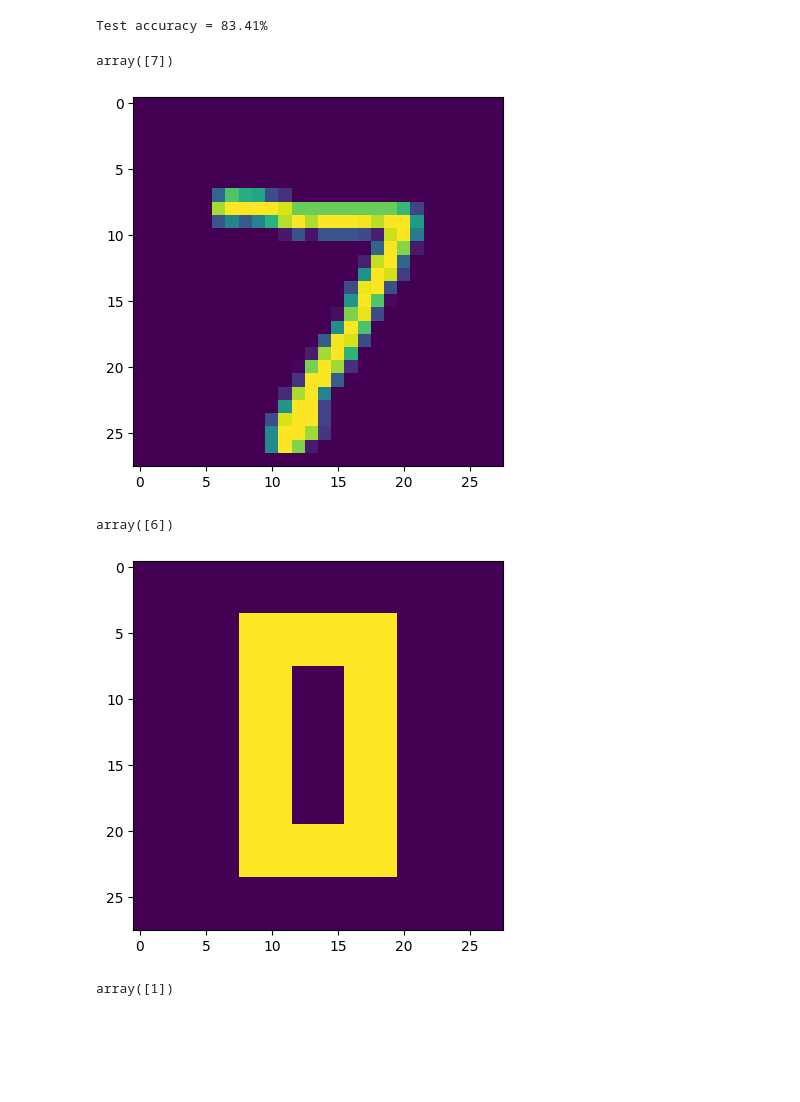
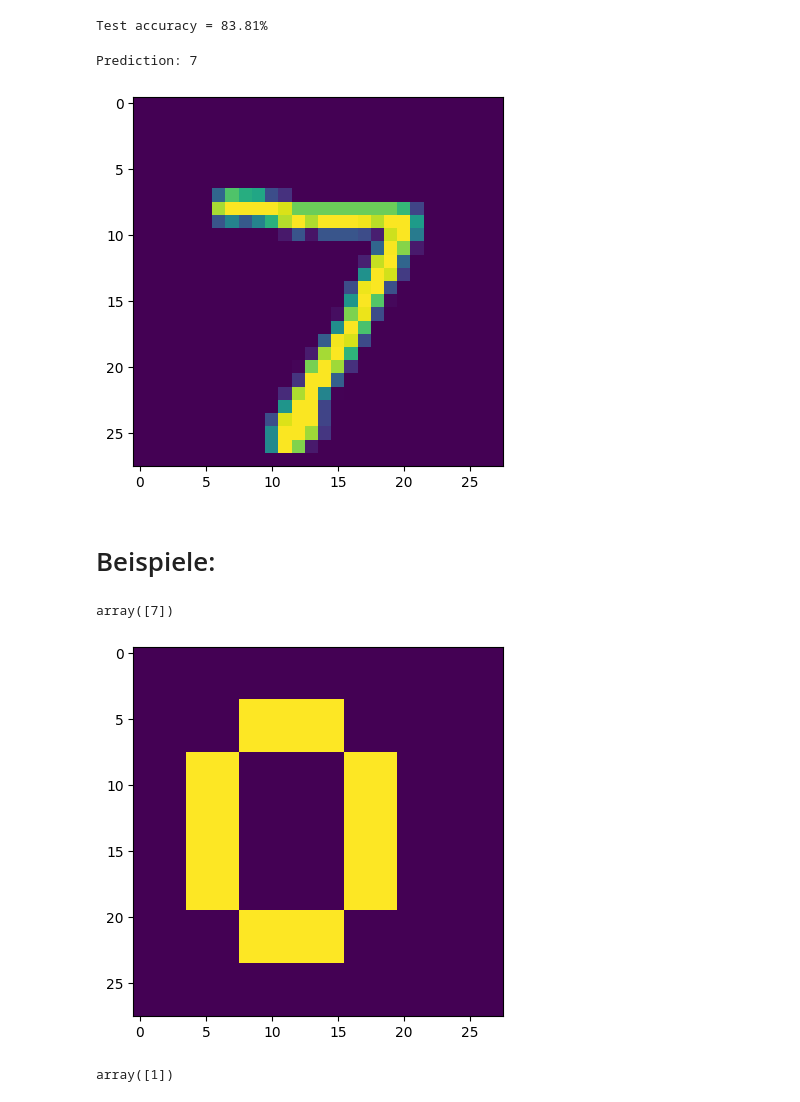
Before and after one commit to PhilippFischer0/MNIST, a Jupyter notebook: notebook.ipynb, the cells around one changed output. Drawn from its saved outputs; the diff is of its cells as text; code cells hidden in the pictures; blank space fills up the shorter version.

```diff
--- a/notebook.ipynb
+++ b/notebook.ipynb
@@ -11,7 +11,7 @@ f = gzip.open("test_img.gz", "r")
 image_size_1d = 28
 
 f.read(16)
-buf = f.read(image_size_1d * image_size_1d * 10)
+buf = f.read(image_size_1d * image_size_1d * 50)
 data = np.frombuffer(buf, dtype=np.uint8).astype(np.float32)
 data = data.reshape(10, image_size_1d, image_size_1d, 1)
 # %%
@@ -45,15 +43,15 @@ train_lab_data = fetch("https://storage.googleapis.com/cvdf-datasets/mnist/train
 test_img_data = fetch("https://storage.googleapis.com/cvdf-datasets/mnist/t10k-images-idx3-ubyte.gz")[0x10:].reshape(-1, 28*28)
 test_lab_data = fetch("https://storage.googleapis.com/cvdf-datasets/mnist/t10k-labels-idx1-ubyte.gz")[8:]
 # %%
-#Validation split
-rand=np.arange(60000)
-np.random.shuffle(rand)
-train_no=rand[:50000]
+# #Validation split
+# rand=np.arange(60000)
+# np.random.shuffle(rand)
+# train_no=rand[:50000]
 
-val_no=np.setdiff1d(rand,train_no)
+# val_no=np.setdiff1d(rand,train_no)
 
-X_train,X_val=train_img_data[train_no,:,:],train_img_data[val_no,:,:]
-Y_train,Y_val=train_lab_data[train_no],train_lab_data[val_no]
+train_images,test_images=train_img_data[:,:],test_img_data[:,:]
+train_labels,test_labels=train_lab_data[:],test_lab_data[:]
 # %%
 def init(x,y):
     layer=np.random.uniform(-1.,1.,size=(x,y))/np.sqrt(x*y)
@@ -103,15 +101,16 @@ def forward_backward_pass(x,y):
     return out,update_l1,update_l2
 # %%
 epochs=10000
-lr=3e-3
-batch=512
+lr=1e-3
+batch=128
+
 
 losses,accuracies,val_accuracies=[],[],[]
 
 for i in range(epochs):
-    sample=np.random.randint(0,X_train.shape[0],size=(batch))
-    x=X_train[sample].reshape((-1,28*28))
-    y=Y_train[sample]
+    sample=np.random.randint(0,train_images.shape[0],size=(batch))
+    x=train_images[sample].reshape((-1,28*28))
+    y=train_labels[sample]
 
 
     out,update_l1,update_l2=forward_backward_pass(x,y)
@@ -127,10 +126,11 @@ for i in range(epochs):
     l2=l2-lr*update_l2
 
     if(i%20==0):
-        X_val=X_val.reshape((-1,28*28))
-        val_out=np.argmax(softmax(sigmoid(X_val.dot(l1)).dot(l2)),axis=1)
-        val_acc=(val_out==Y_val).mean()
+        test_images=test_images.reshape((-1,28*28))
+        val_out=np.argmax(softmax(sigmoid(test_images.dot(l1)).dot(l2)),axis=1)
+        val_acc=(val_out==test_labels).mean()
         val_accuracies.append(val_acc.item())
+
     if(i%500==0): print(f'For {i}th epoch: train accuracy: {accuracy:.3f} | validation accuracy:{val_acc:.3f} | loss: {loss:.3f}')
 print(f'For last epoch: train accuracy: {accuracy:.3f} | validation accuracy:{val_acc:.3f} | loss: {loss:.3f}')
 # %% [output]
@@ -172,31 +172,34 @@ test_out=np.argmax(softmax(sigmoid(test_img_data.dot(l1)).dot(l2)),axis=1)
 test_acc=(test_out==test_lab_data).mean().item()
 print(f'Test accuracy = {test_acc*100:.2f}%')
 # %% [output]
-Test accuracy = 83.41%
+Test accuracy = 83.81%
 # %%
+image = np.asarray(data[0]).squeeze()
 x1 = np.argmax(sigmoid(image.reshape(1,-1).dot(l1)).dot(l2),axis=1)
 plt.imshow(image)
-x1
+print("Prediction:",x1.item())
 # %% [output]
-array([7])
+Prediction: 7
 [figure]
+# %% [markdown]
+# Beispiele:
 # %%
 n0 = [[0,0,0,0,0,0,0],
-     [0,0,10,10,10,0,0],
-     [0,0,10,0,10,0,0],
-     [0,0,10,0,10,0,0],
-     [0,0,10,0,10,0,0],
-     [0,0,10,10,10,0,0],
+     [0,0,10,10,0,0,0],
+     [0,10,0,0,10,0,0],
+     [0,10,0,0,10,0,0],
+     [0,10,0,0,10,0,0],
+     [0,0,10,10,0,0,0],
      [0,0,0,0,0,0,0]]
 
 n0 = np.concatenate([np.concatenate([[x]*4 for x in y]*4) for y in n0])
 n0=n0.reshape(1,-1)
 plt.imshow(n0.reshape(28,28))
 y0 = np.argmax(sigmoid(n0.dot(l1)).dot(l2),axis=1)
 y0
 # %% [output]
-array([6])
+array([7])
-[figure, old version]
+[figure, new version]
 # %%
 n1 = [[0,0,0,0,0,0,0],
      [0,0,0,10,0,0,0],
```
Also changed, not shown: parts of 13 cells of this notebook.
